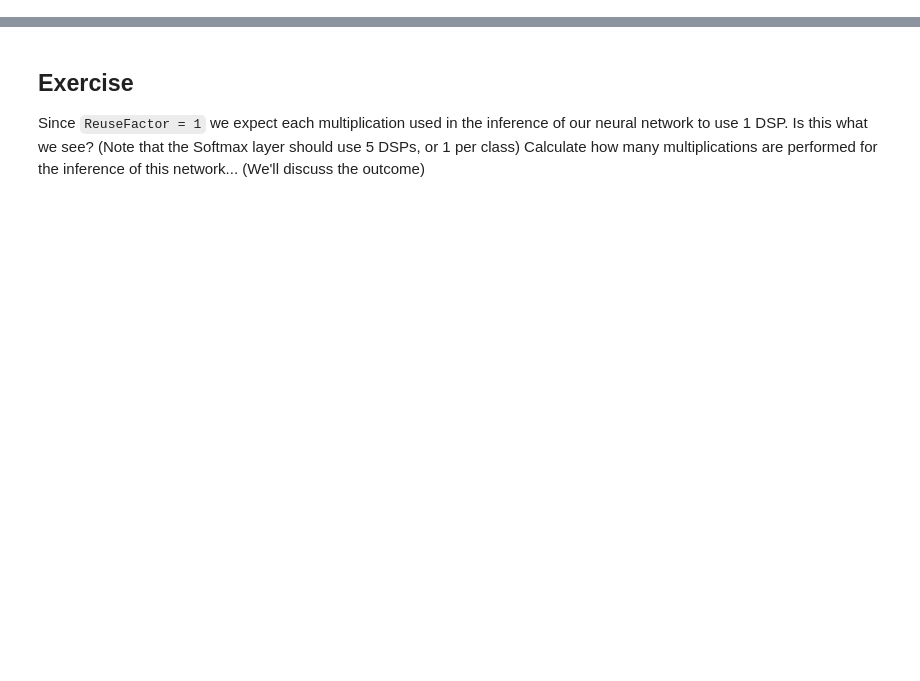
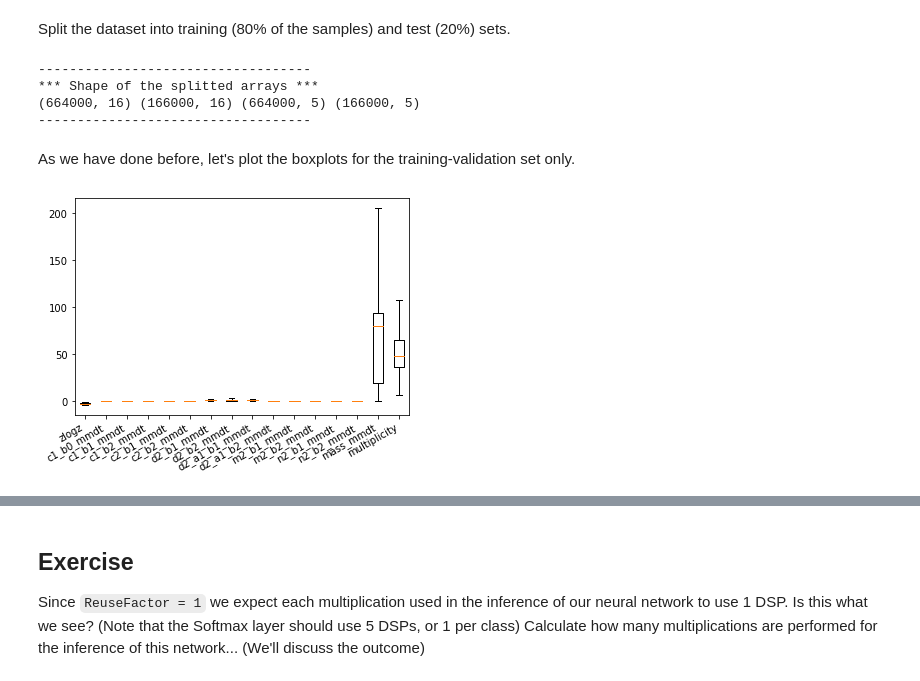
Before and after one commit to fastmachinelearning/hls4ml-tutorial, a Jupyter notebook: part1_getting_started.ipynb, the cells around one changed output, grey strips where cells are left out. Saved outputs shown, nothing was run; the diff lists cells and outputs as text; code cells hidden in the pictures; blank space fills up the shorter version.

```diff
--- a/part1_getting_started.ipynb
+++ b/part1_getting_started.ipynb
@@ -38,0 +186,20 @@ print(y[:5])
+# %% [markdown]
+Split the dataset into training (80% of the samples) and test (20%) sets.
+# %%
+X_train_val, X_test, y_train_val, y_test = train_test_split(X, y, test_size=0.2, random_state=42)
+print('-----------------------------------')
+print('*** Shape of the splitted arrays ***')
+print(X_train_val.shape, X_test.shape, y_train_val.shape, y_test.shape)
+print('-----------------------------------')
+# %% [output]
+-----------------------------------
+*** Shape of the splitted arrays ***
+(664000, 16) (166000, 16) (664000, 5) (166000, 5)
+-----------------------------------
+# %% [markdown]
+As we have done before, let's plot the boxplots for the training-validation set only.
+# %%
+plt.boxplot(X_train_val, showfliers=False)
+_ = plt.xticks(np.arange(1, X_train_val.shape[1] + 1), data['feature_names'], rotation=30, ha="right")
+# %% [output]
+[figure, added]
```
Also changed, not shown: parts of 67 cells of this notebook, 11 other files.
